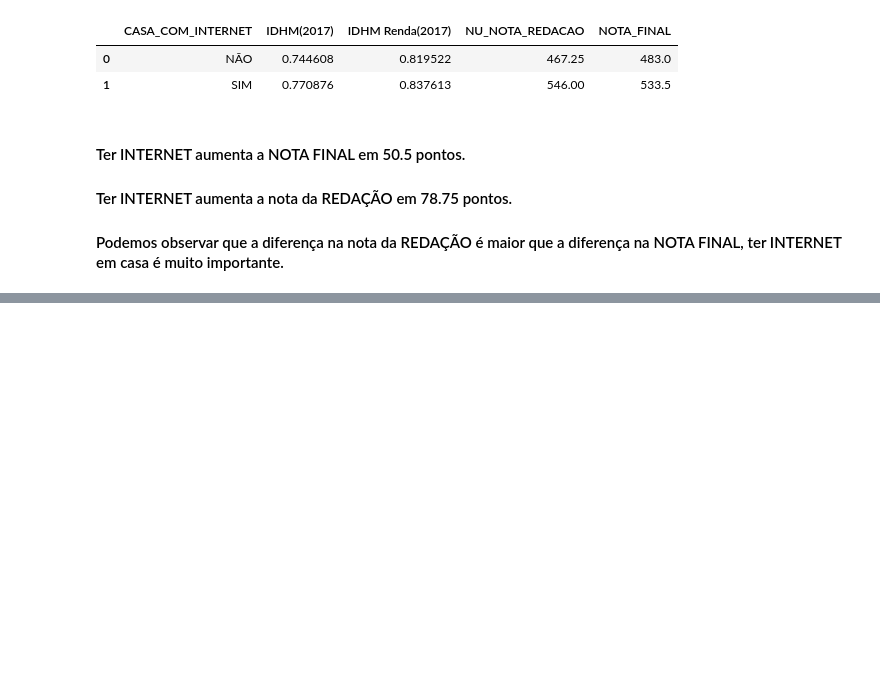
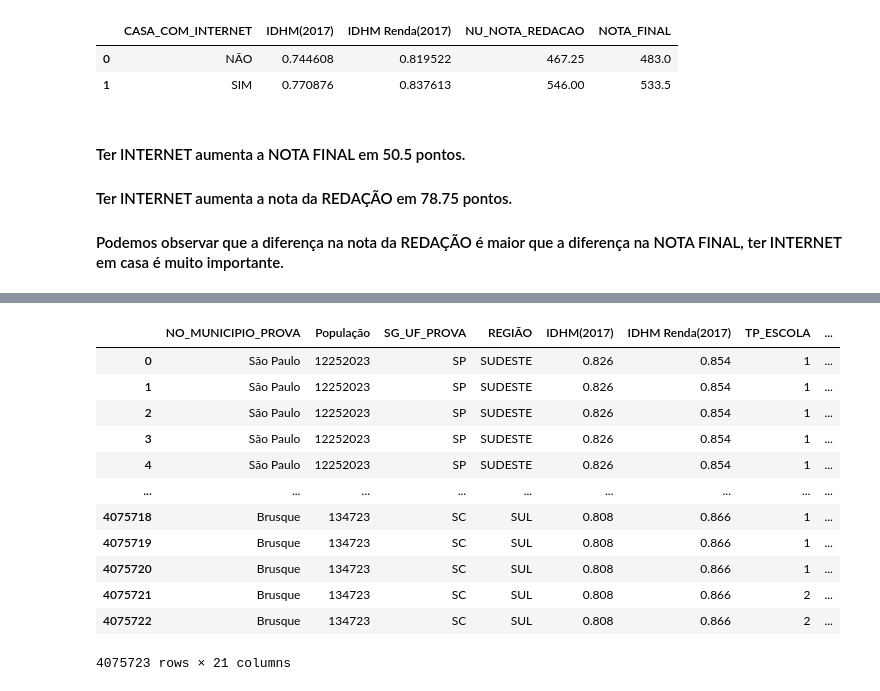
Before and after one commit to audreymoreira/case_ENEM_2017, a Jupyter notebook: Vistas_do_ENEM_2017.ipynb, the cells around one changed output, grey strips where cells are left out. Saved outputs shown, nothing was run; the diff lists cells and outputs as text; code cells hidden in the pictures; blank space fills up the shorter version.

```diff
--- a/Vistas_do_ENEM_2017.ipynb
+++ b/Vistas_do_ENEM_2017.ipynb
@@ -694,0 +716,18 @@ internet_e_nota_final
+# %%
+cidades_pop.rename(columns = {'Município':'NO_MUNICIPIO_PROVA'}, inplace = True)
+cidades_pop=pd.merge(cidades_pop, enem_2017, on='NO_MUNICIPIO_PROVA', how='inner')
+cidades_pop
+# %% [output]
+|  | NO_MUNICIPIO_PROVA | População | SG_UF_PROVA | REGIÃO | IDHM(2017) | IDHM Renda(2017) | TP_ESCOLA | ... |
+| 0 | São Paulo | 12252023 | SP | SUDESTE | 0.826 | 0.854 | 1 | ... |
+| 1 | São Paulo | 12252023 | SP | SUDESTE | 0.826 | 0.854 | 1 | ... |
+| 2 | São Paulo | 12252023 | SP | SUDESTE | 0.826 | 0.854 | 1 | ... |
+| 3 | São Paulo | 12252023 | SP | SUDESTE | 0.826 | 0.854 | 1 | ... |
+| 4 | São Paulo | 12252023 | SP | SUDESTE | 0.826 | 0.854 | 1 | ... |
+| ... | ... | ... | ... | ... | ... | ... | ... | ... |
+| 4075718 | Brusque | 134723 | SC | SUL | 0.808 | 0.866 | 1 | ... |
+| 4075719 | Brusque | 134723 | SC | SUL | 0.808 | 0.866 | 1 | ... |
+| 4075720 | Brusque | 134723 | SC | SUL | 0.808 | 0.866 | 1 | ... |
+| 4075721 | Brusque | 134723 | SC | SUL | 0.808 | 0.866 | 2 | ... |
+| 4075722 | Brusque | 134723 | SC | SUL | 0.808 | 0.866 | 2 | ... |
+4075723 rows × 21 columns
```
Also changed, not shown: parts of 6 cells of this notebook.
